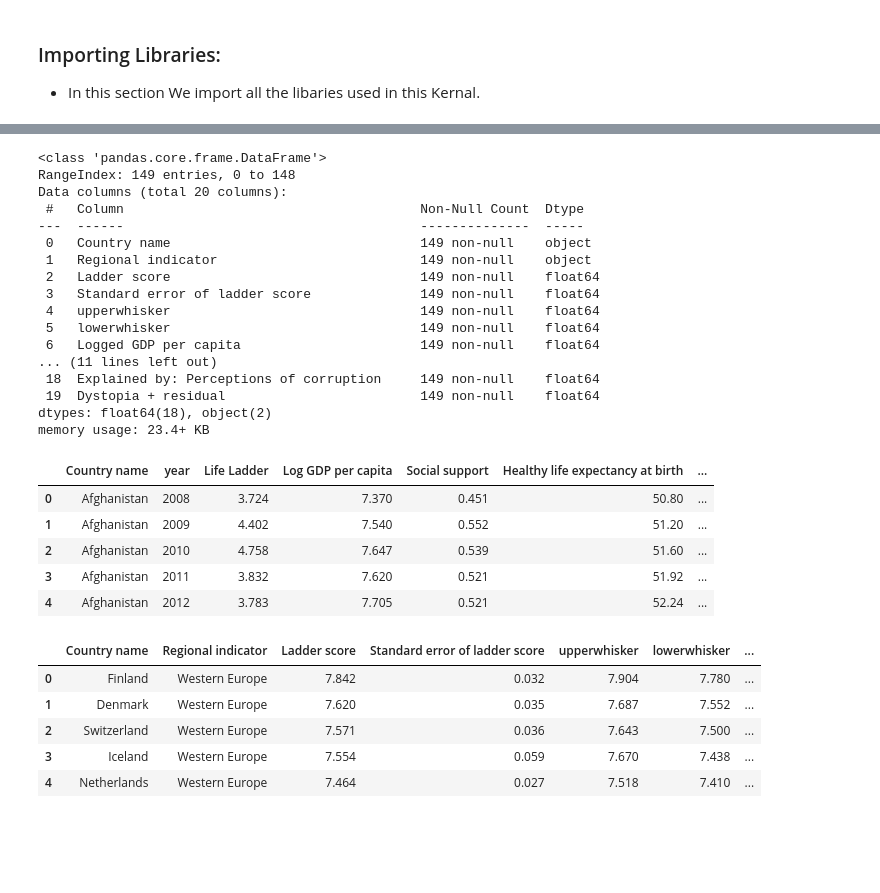
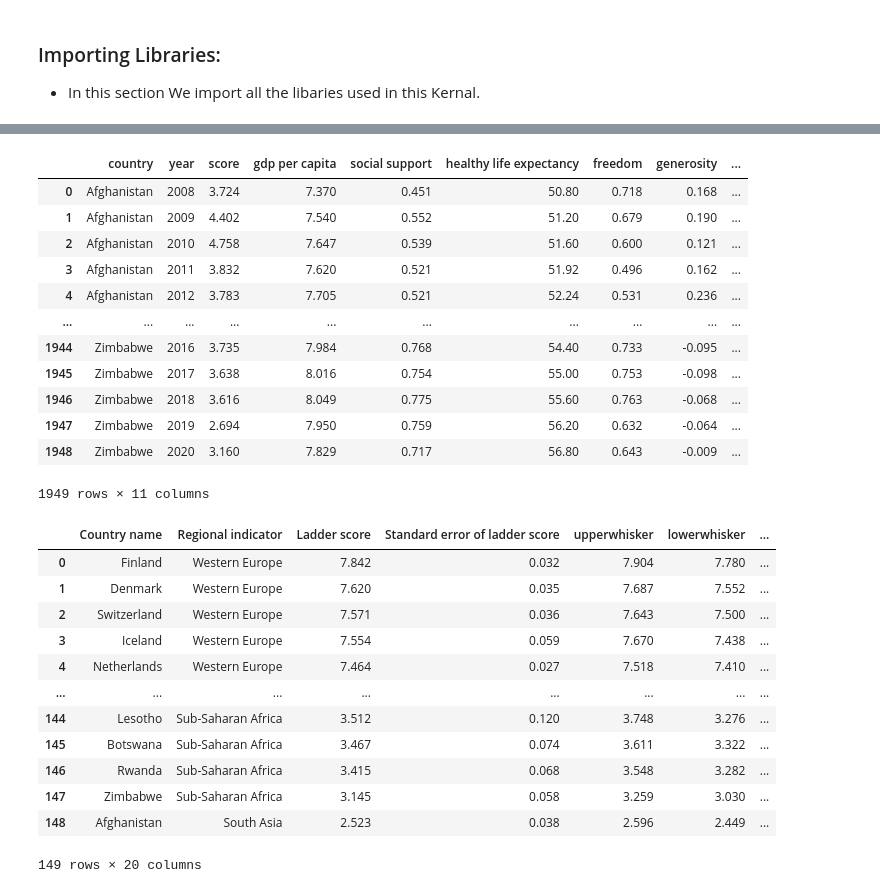
Before and after one commit to Kartik1801/EDA-Happiness-Report, a Jupyter notebook: EDA.ipynb, the cells around one changed output, grey strips where cells are left out. Saved outputs shown, nothing was run; the diff lists cells and outputs as text; code cells hidden in the pictures; blank space fills up the shorter version.

```diff
--- a/EDA.ipynb
+++ b/EDA.ipynb
@@ -62,38 +191,34 @@ memory usage: 167.6+ KB
+# %%
+# Renaming coloumns for easier access :
+whr.rename(columns={'Country name':'country','Social support':'social support','Life Ladder':'score','Log GDP per capita':'gdp per capita','Healthy life expectancy at birth':'healthy life expectancy','Freedom to make life choices':'freedom','Generosity':'generosity','Perceptions of corruption':'corruption'},inplace=True)
+whr
+# %% [output]
+|  | country | year | score | gdp per capita | social support | healthy life expectancy | freedom | generosity | ... |
+| 0 | Afghanistan | 2008 | 3.724 | 7.370 | 0.451 | 50.80 | 0.718 | 0.168 | ... |
+| 1 | Afghanistan | 2009 | 4.402 | 7.540 | 0.552 | 51.20 | 0.679 | 0.190 | ... |
+| 2 | Afghanistan | 2010 | 4.758 | 7.647 | 0.539 | 51.60 | 0.600 | 0.121 | ... |
+| 3 | Afghanistan | 2011 | 3.832 | 7.620 | 0.521 | 51.92 | 0.496 | 0.162 | ... |
+| 4 | Afghanistan | 2012 | 3.783 | 7.705 | 0.521 | 52.24 | 0.531 | 0.236 | ... |
+| ... | ... | ... | ... | ... | ... | ... | ... | ... | ... |
+| 1944 | Zimbabwe | 2016 | 3.735 | 7.984 | 0.768 | 54.40 | 0.733 | -0.095 | ... |
+| 1945 | Zimbabwe | 2017 | 3.638 | 8.016 | 0.754 | 55.00 | 0.753 | -0.098 | ... |
+| 1946 | Zimbabwe | 2018 | 3.616 | 8.049 | 0.775 | 55.60 | 0.763 | -0.068 | ... |
+| 1947 | Zimbabwe | 2019 | 2.694 | 7.950 | 0.759 | 56.20 | 0.632 | -0.064 | ... |
+| 1948 | Zimbabwe | 2020 | 3.160 | 7.829 | 0.717 | 56.80 | 0.643 | -0.009 | ... |
+1949 rows × 11 columns
 # %%
-whr21.info()
+whr21
 # %% [output]
+|  | Country name | Regional indicator | Ladder score | Standard error of ladder score | upperwhisker | lowerwhisker | ... |
+| 0 | Finland | Western Europe | 7.842 | 0.032 | 7.904 | 7.780 | ... |
+| 1 | Denmark | Western Europe | 7.620 | 0.035 | 7.687 | 7.552 | ... |
+| 2 | Switzerland | Western Europe | 7.571 | 0.036 | 7.643 | 7.500 | ... |
+| 3 | Iceland | Western Europe | 7.554 | 0.059 | 7.670 | 7.438 | ... |
+| 4 | Netherlands | Western Europe | 7.464 | 0.027 | 7.518 | 7.410 | ... |
+| ... | ... | ... | ... | ... | ... | ... | ... |
+| 144 | Lesotho | Sub-Saharan Africa | 3.512 | 0.120 | 3.748 | 3.276 | ... |
+| 145 | Botswana | Sub-Saharan Africa | 3.467 | 0.074 | 3.611 | 3.322 | ... |
+| 146 | Rwanda | Sub-Saharan Africa | 3.415 | 0.068 | 3.548 | 3.282 | ... |
+| 147 | Zimbabwe | Sub-Saharan Africa | 3.145 | 0.058 | 3.259 | 3.030 | ... |
+| 148 | Afghanistan | South Asia | 2.523 | 0.038 | 2.596 | 2.449 | ... |
-<class 'pandas.core.frame.DataFrame'>
-RangeIndex: 149 entries, 0 to 148
-Data columns (total 20 columns):
- #   Column                                      Non-Null Count  Dtype
----  ------                                      --------------  -----
- 0   Country name                                149 non-null    object
- 1   Regional indicator                          149 non-null    object
- 2   Ladder score                                149 non-null    float64
- 3   Standard error of ladder score              149 non-null    float64
- 4   upperwhisker                                149 non-null    float64
- 5   lowerwhisker                                149 non-null    float64
- 6   Logged GDP per capita                       149 non-null    float64
-... (11 lines left out)
- 18  Explained by: Perceptions of corruption     149 non-null    float64
- 19  Dystopia + residual                         149 non-null    float64
-dtypes: float64(18), object(2)
-memory usage: 23.4+ KB
+149 rows × 20 columns
-# %%
-whr.head()
-# %% [output]
-|  | Country name | year | Life Ladder | Log GDP per capita | Social support | Healthy life expectancy at birth | ... |
-| 0 | Afghanistan | 2008 | 3.724 | 7.370 | 0.451 | 50.80 | ... |
-| 1 | Afghanistan | 2009 | 4.402 | 7.540 | 0.552 | 51.20 | ... |
-| 2 | Afghanistan | 2010 | 4.758 | 7.647 | 0.539 | 51.60 | ... |
-| 3 | Afghanistan | 2011 | 3.832 | 7.620 | 0.521 | 51.92 | ... |
-| 4 | Afghanistan | 2012 | 3.783 | 7.705 | 0.521 | 52.24 | ... |
-# %%
-whr21.head()
-# %% [output]
-|  | Country name | Regional indicator | Ladder score | Standard error of ladder score | upperwhisker | lowerwhisker | ... |
-| 0 | Finland | Western Europe | 7.842 | 0.032 | 7.904 | 7.780 | ... |
-| 1 | Denmark | Western Europe | 7.620 | 0.035 | 7.687 | 7.552 | ... |
-| 2 | Switzerland | Western Europe | 7.571 | 0.036 | 7.643 | 7.500 | ... |
-| 3 | Iceland | Western Europe | 7.554 | 0.059 | 7.670 | 7.438 | ... |
-| 4 | Netherlands | Western Europe | 7.464 | 0.027 | 7.518 | 7.410 | ... |
```
Also changed, not shown: parts of 18 cells of this notebook.
